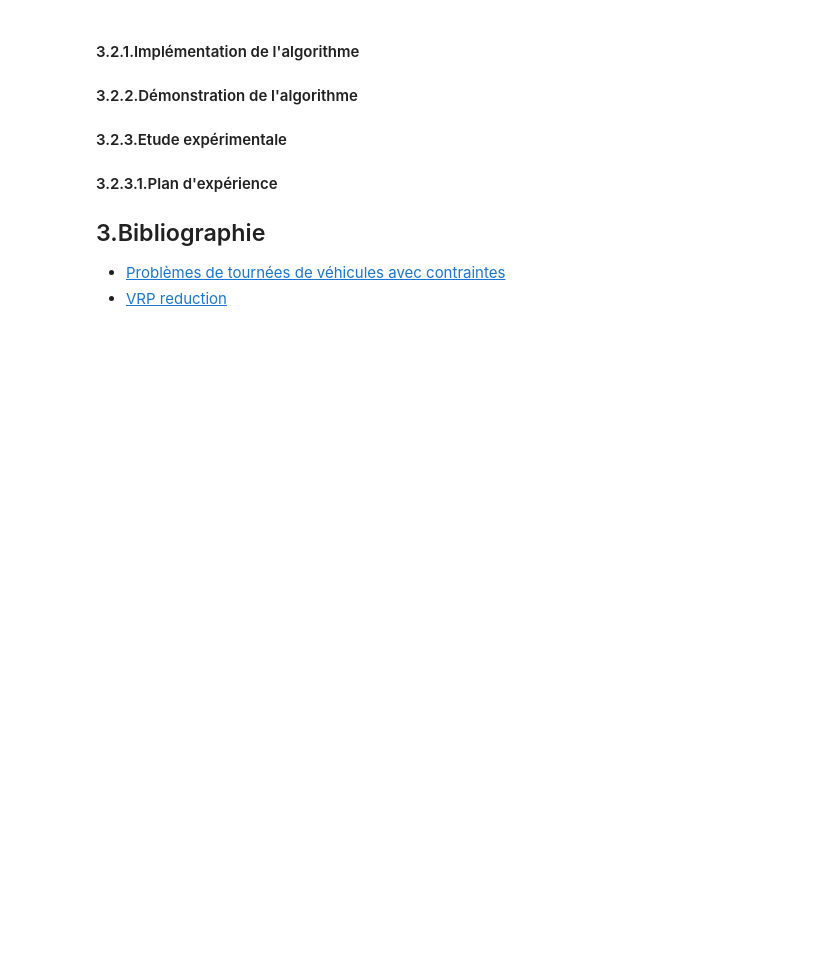
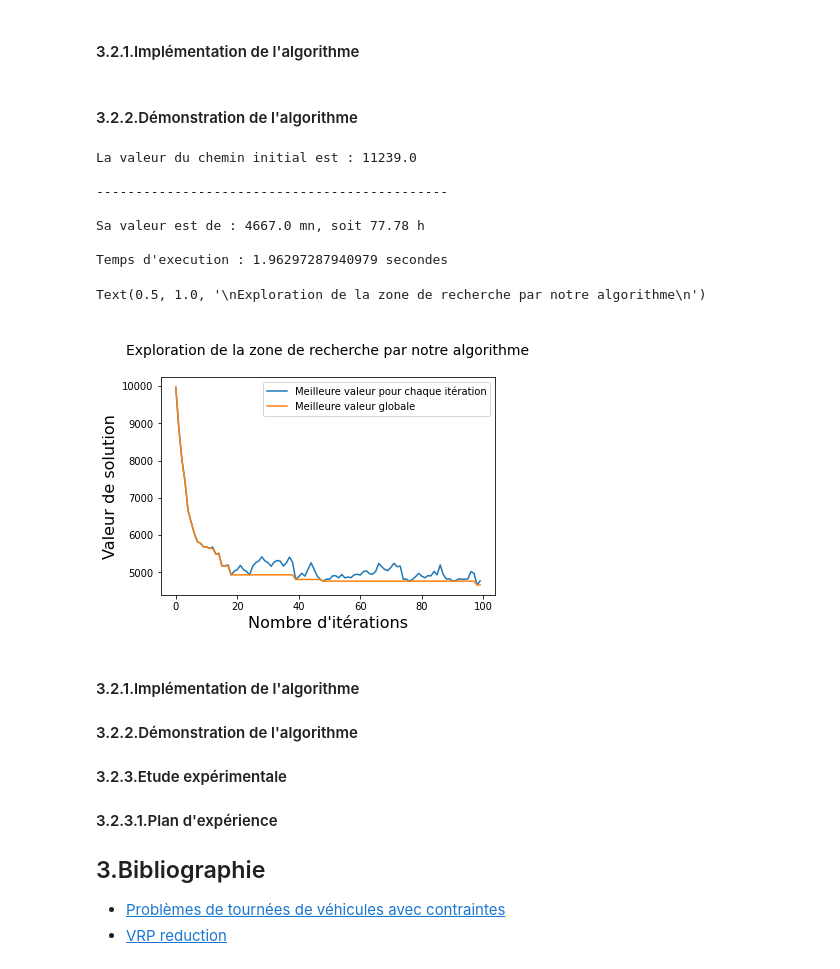
Before and after one commit to DraKkarW2/Projet_Algo-Dur, a Jupyter notebook: Python 3 -Livrable 2- Modelisation et etudes statistiques.ipynb, the cells around one changed output. Cells and saved outputs as stored; diff of their text form; code cells hidden in the pictures; blank space fills up the shorter version.

Commit message:
add[Livrable] : title with code

```diff
--- a/Python 3 -Livrable 2- Modelisation et etudes statistiques.ipynb
+++ b/Python 3 -Livrable 2- Modelisation et etudes statistiques.ipynb
@@ -225,8 +237,8 @@ def generer_matrice_pondere(matrice):
                 matrice[j][i] = valeur
     return matrice
 
-matricePondere = generer_matrice_pondere(matriceAdjacence)
-print("Matrice pondérée : \n\n",matricePondere)
+graphe  = generer_matrice_pondere(matriceAdjacence)
+print("Matrice pondérée : \n\n", graphe)
 # %% [output]
 Matrice pondérée :
 
@@ -240,0 +296,6 @@ Matrice pondérée :
+# %%
+def weightSol(sol,graphe):
+    return sum(graphe[sol[i][j]][sol[i][j+1]] for i in sol for j in range(len(sol[i])-1))
+
+cout = weightSol(sol,graphe)
+print("Le cout de la solution : ", sol ,"est : ", cout)
@@ -240,0 +343,2 @@ Matrice pondérée :
+# %% [markdown]
+#### 3.2.1.Implémentation de l'algorithme<a class="anchor" id="tabou"></a>
@@ -241,3 +402,54 @@ Matrice pondérée :
+# %% [markdown]
+#### 3.2.2.Démonstration de l'algorithme<a class="anchor" id="demonstration"></a>
+# %%
+import time
+import matplotlib.pyplot as plt
+
+# Paramètres de génération du graphe
+nbVilles=0
+tempsMax=500
+
+graphe = generer_matrice_pondere(matriceAdjacence)
+
+# Modifier ce paramètre pour modifier le nombre d'itération maximum de la recherche tabou
+iterMaximum=100
+# Modifier ce paramètre pour modifier la taille maximum de la liste tabou
+tabuMax=len(graphe)
+# Modifier ce paramètre pour activer ou non l'utilisation du plus proche voisin comme chemin initial
+useNearestNeighbor=True
+# Modifier ce paramètre pour changer la ville de départ
+departureCity=0
+
+startTime = time.time()
+sol, paths, bestPaths, initialPath=tabuSearch(sol, tabuLength=tabuMax, iterMax=iterMaximum, graphe=graphe)
+execTime = (time.time() - startTime)
+
+print("La valeur du chemin initial est :",str(weightSol(initialPath,graphe)))
+print("\n---------------------------------------------")
+#print("\nLe meilleur chemin trouvé est : " + str(resNearestNeighbor(sol)))
+print("\nSa valeur est de : " + str(weightSol(sol,graphe)) + " mn, soit " + str("{:.2f}".format(weightSol(sol,graphe)/60)) + " h")
+print("\nTemps d'execution : " + str(execTime) + " secondes\n\n")
+
+# Affichage des résultats sur le graphique
+plt.xlabel("Nombre d'itérations", fontsize=16)
+plt.ylabel("Valeur de solution", fontsize=16)
+
+res = plt.plot(range(iterMaximum), paths,label='Meilleure valeur pour chaque itération')
+res = plt.plot(range(iterMaximum), bestPaths,label='Meilleure valeur globale')
+
+plt.legend()
+font2 = {'size':14}
+plt.title("\nExploration de la zone de recherche par notre algorithme\n", loc = 'center',fontdict = font2)
+# %% [output]
+La valeur du chemin initial est : 11239.0
+
+---------------------------------------------
+
+Sa valeur est de : 4667.0 mn, soit 77.78 h
+
+Temps d'execution : 1.96297287940979 secondes
+Text(0.5, 1.0, '\nExploration de la zone de recherche par notre algorithme\n')
+[figure, added]
 # %% [markdown]
 #### 3.2.1.Implémentation de l'algorithme<a class="anchor" id="tabou"></a>
 #### 3.2.2.Démonstration de l'algorithme<a class="anchor" id="demonstration"></a>
```
Also changed, not shown: parts of 16 cells of this notebook.
